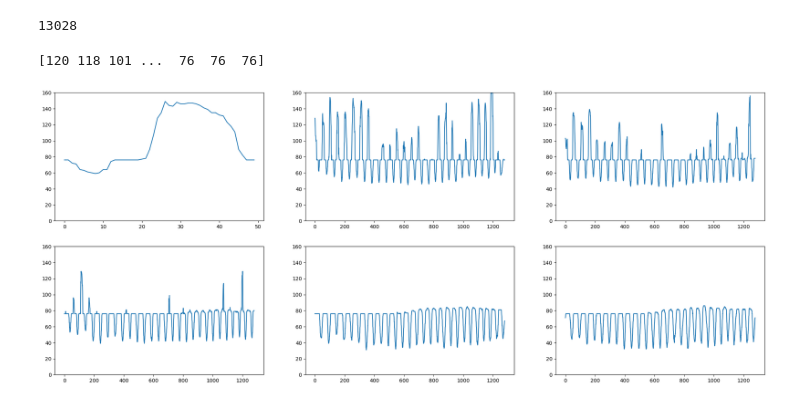
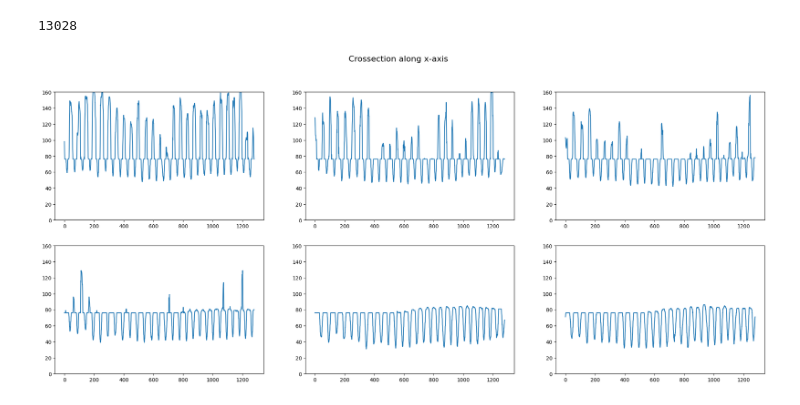
Before and after one commit to shopin32/optic-metrology, a Jupyter notebook: notebooks/IT_IDEA.ipynb, the cells around one changed output. Saved outputs shown, nothing was run; the diff lists cells and outputs as text; code cells hidden in the pictures.

```diff
--- a/notebooks/IT_IDEA.ipynb
+++ b/notebooks/IT_IDEA.ipynb
@@ -117,28 +117,27 @@ frames_count
 # %%
 image = cv2.imread(frames_df.loc[100, 'Frame_Path'])
 gray = cv2.cvtColor(image, cv2.COLOR_BGR2GRAY)
-slice_1 = gray[100, 10:60]
+slice_1 = gray[100, :]
 slice_2 = gray[200, :]
 slice_3 = gray[300, :]
 slice_4 = gray[400, :]
 slice_5 = gray[700, :]
 slice_6 = gray[719, :]
 
-print(slice)
 fig, axes = plt.subplots(2, 3, figsize=[25, 10])
+fig.suptitle('Crossection along x-axis', fontsize=16)
 axes[0, 0].plot(slice_1)
 axes[0, 0].set_ylim([0, 160])
 axes[0, 1].plot(slice_2)
 axes[0, 1].set_ylim([0, 160])
 axes[0, 2].plot(slice_3)
 axes[0, 2].set_ylim([0, 160])
 axes[1, 0].plot(slice_4)
 axes[1, 0].set_ylim([0, 160])
 axes[1, 1].plot(slice_5)
 axes[1, 1].set_ylim([0, 160])
 axes[1, 2].plot(slice_6)
 axes[1, 2].set_ylim([0, 160])
 plt.show()
 # %% [output]
-[120 118 101 ...  76  76  76]
-[figure, old version]
+[figure, new version]
```
Also changed, not shown: parts of 2 cells of this notebook.
